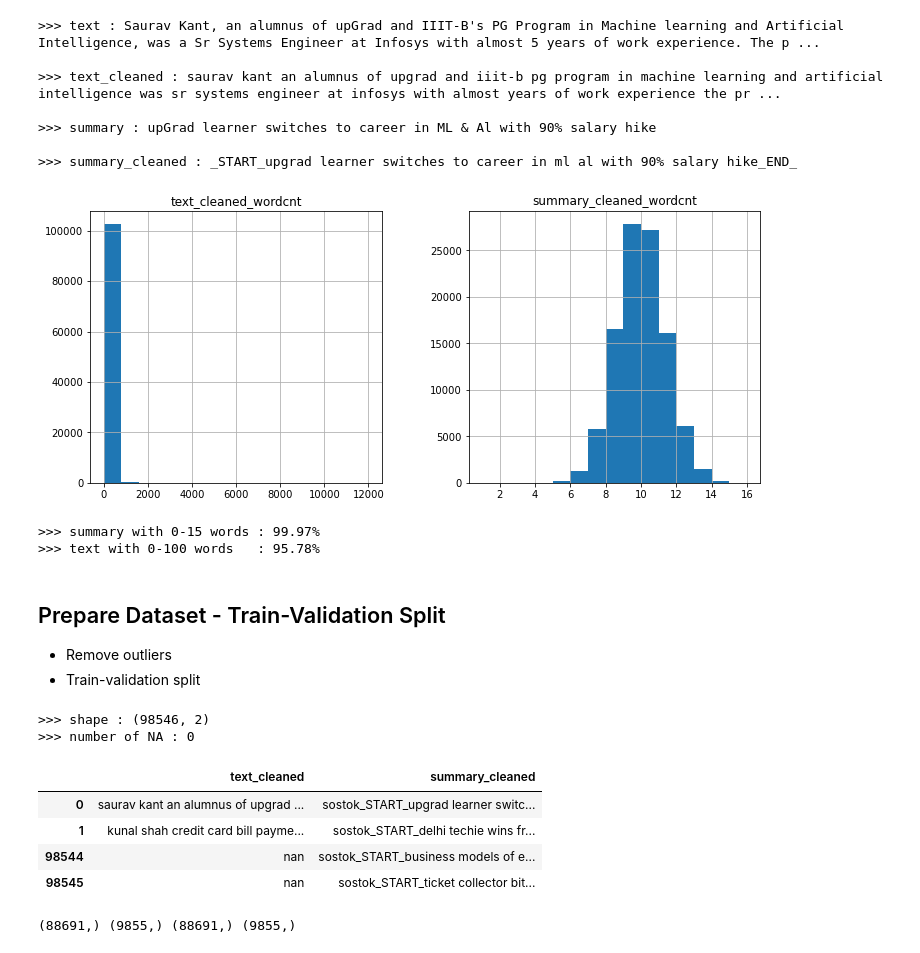
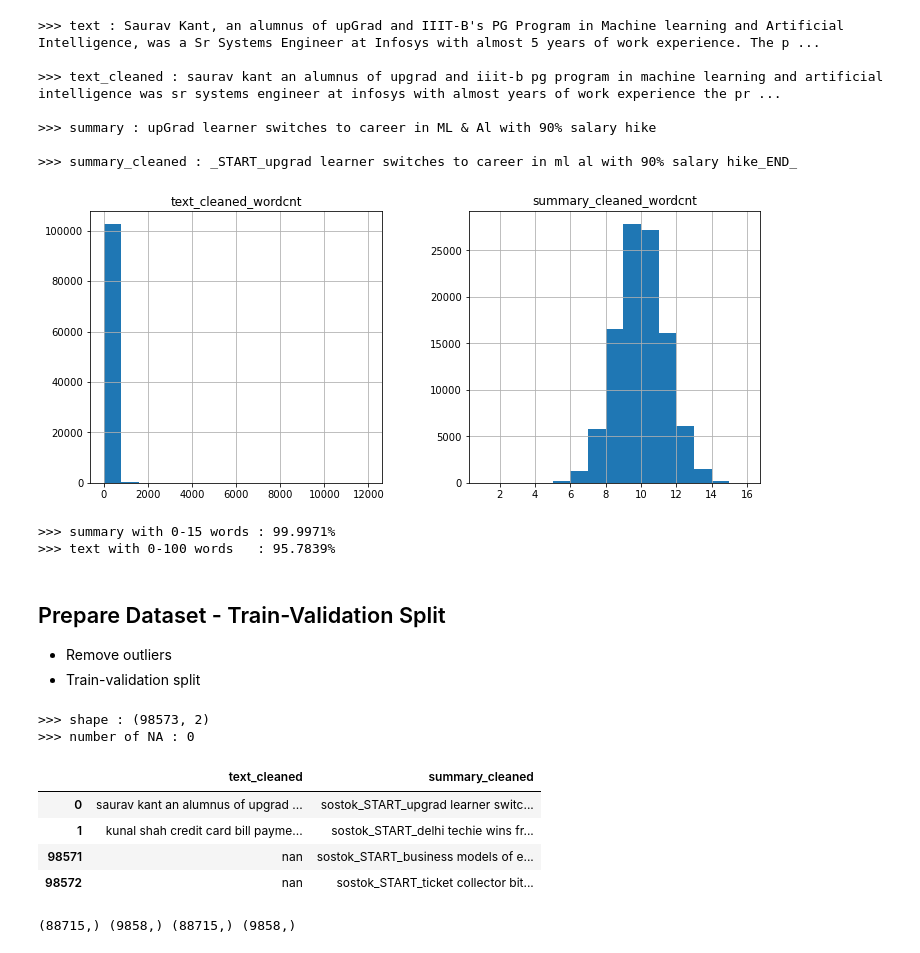
Before and after one commit to sam351/NLP_study, a Jupyter notebook: kaggle_news_summary/201203_news-summary_01_Seq2Seq.ipynb, the cells around one changed output. Drawn from its saved outputs; the diff is of its cells as text; code cells hidden in the pictures.

```diff
--- a/kaggle_news_summary/201203_news-summary_01_Seq2Seq.ipynb
+++ b/kaggle_news_summary/201203_news-summary_01_Seq2Seq.ipynb
@@ -194,14 +197,14 @@ pre_df[['text_cleaned_wordcnt', 'summary_cleaned_wordcnt']].hist(figsize=(12, 5)
 plt.show()
 
 # Check the percentage of summary with 0-15 words
-print(f'>>> summary with 0-15 words : {sum(pre_df.summary_cleaned_wordcnt < 15)/len(pre_df)*100:.2f}%')
+print(f'>>> summary with 0-15 words : {sum(pre_df.summary_cleaned_wordcnt <= 15)/len(pre_df)*100:.4f}%')
 
 # Check the percentage of text with 0-100 words
-print(f'>>> text with 0-100 words   : {sum(pre_df.text_cleaned_wordcnt < 100)/len(pre_df)*100:.2f}%')
+print(f'>>> text with 0-100 words   : {sum(pre_df.text_cleaned_wordcnt <= 100)/len(pre_df)*100:.4f}%')
 # %% [output]
 [figure]
->>> summary with 0-15 words : 99.97%
->>> text with 0-100 words   : 95.78%
+>>> summary with 0-15 words : 99.9971%
+>>> text with 0-100 words   : 95.7839%
 # %% [markdown]
 ## Prepare Dataset - Train-Validation Split
 - Remove outliers
@@ -209,23 +212,23 @@ print(f'>>> text with 0-100 words   : {sum(pre_df.text_cleaned_wordcnt < 100)/le
 # %%
 # Remove outliers
 max_text_wordcnt = 100
 max_summary_wordcnt = 15
 
-post_pre_df = pre_df.loc[(pre_df.text_cleaned_wordcnt < max_text_wordcnt) & (pre_df.summary_cleaned_wordcnt < max_summary_wordcnt), ['text_cleaned', 'summary_cleaned']].reset_index(drop=True)
+post_pre_df = pre_df.loc[(pre_df.text_cleaned_wordcnt <= max_text_wordcnt) & (pre_df.summary_cleaned_wordcnt <= max_summary_wordcnt), ['text_cleaned', 'summary_cleaned']].reset_index(drop=True)
 post_pre_df['summary_cleaned'] = post_pre_df['summary_cleaned'].apply(lambda sent : 'sostok'+sent+'eostok')
 
 show_table(post_pre_df)
 # %% [output]
->>> shape : (98546, 2)
+>>> shape : (98573, 2)
 >>> number of NA : 0
 |  | text_cleaned | summary_cleaned |
 | 0 | saurav kant an alumnus of upgrad ... | sostok_START_upgrad learner switc... |
 | 1 | kunal shah credit card bill payme... | sostok_START_delhi techie wins fr... |
-| 98544 | nan | sostok_START_business models of e... |
-| 98545 | nan | sostok_START_ticket collector bit... |
+| 98571 | nan | sostok_START_business models of e... |
+| 98572 | nan | sostok_START_ticket collector bit... |
 # %%
 # Train-validation split
 X_train, X_val, y_train, y_val = train_test_split(post_pre_df['text_cleaned'].values, post_pre_df['summary_cleaned'].values, test_size=0.1, random_state=0, shuffle=True)
 print(X_train.shape, X_val.shape, y_train.shape, y_val.shape)
 # %% [output]
-(88691,) (9855,) (88691,) (9855,)
+(88715,) (9858,) (88715,) (9858,)
```
Also changed, not shown: parts of 7 cells of this notebook.
